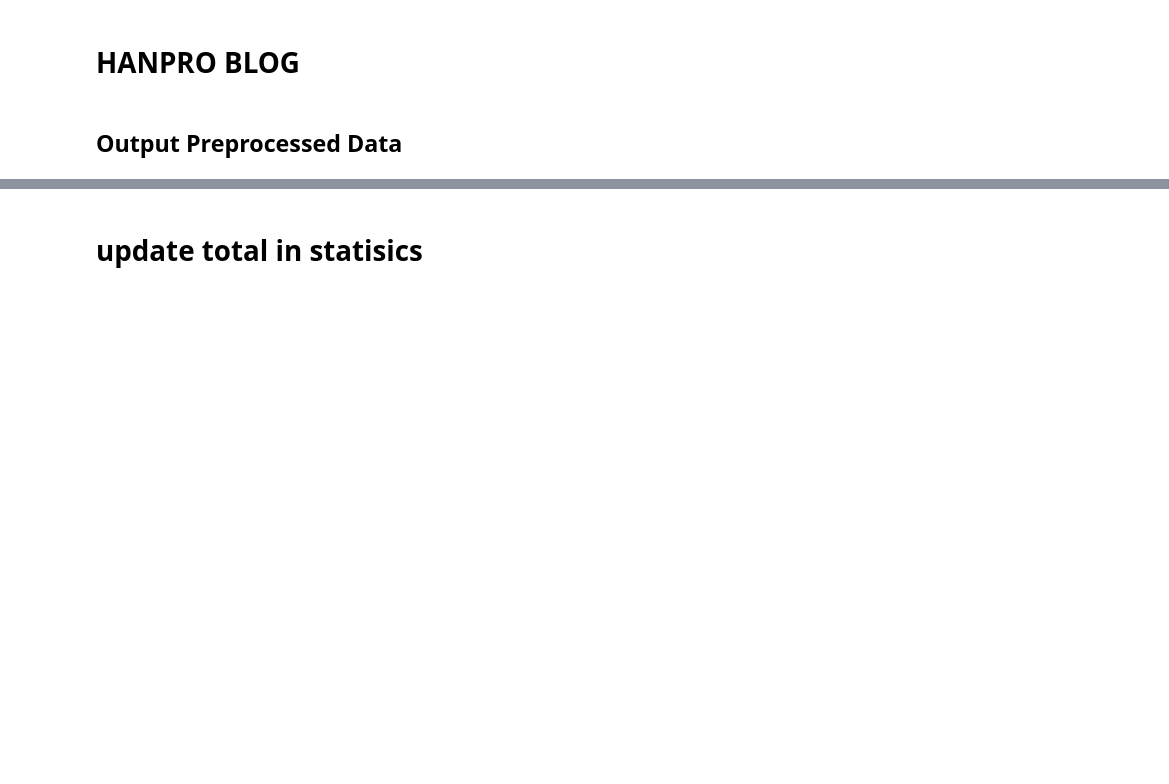
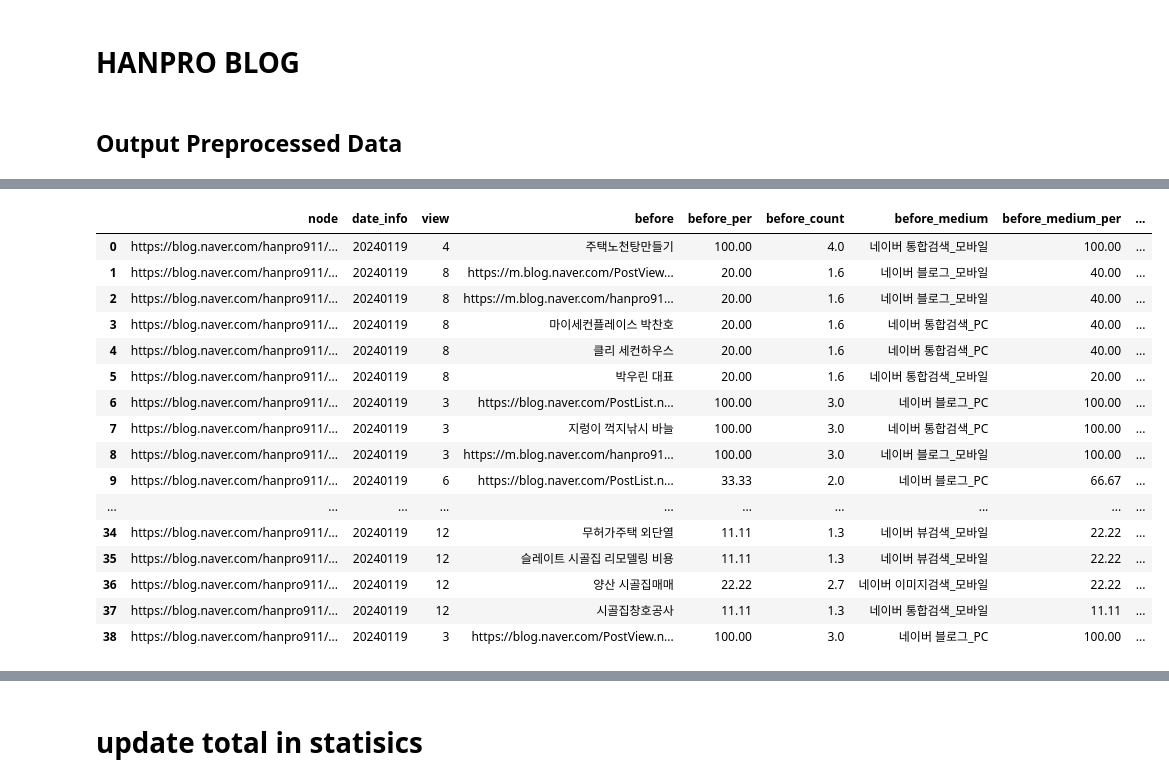
Before and after one commit to kang00111/funnel_test, a Jupyter notebook: Crawler for BlogStatistics_3.ipynb, the cells around one changed output, grey strips where cells are left out. Drawn from its saved outputs; the diff is of its cells as text; code cells hidden in the pictures; blank space fills up the shorter version.

```diff
--- a/Crawler for BlogStatistics_3.ipynb
+++ b/Crawler for BlogStatistics_3.ipynb
@@ -45,7 +45,7 @@ def calculate_difference_and_weekday(current_year, current_month, current_day, i
 ## Rawdata 생성할 날짜
 # %%
 # 입력 날짜 (8자리 숫자)
-input_date = 20240202
+input_date = 20240119
 
 # 현재 날짜 가져오기
 current_date = datetime.now()
@@ -97,0 +102,31 @@ The 'preprocessed' folder already exists at: c:\Users\ch.kang\Documents\GitHub\f
+# %%
+### 현재 작업 디렉토리를 가져오기
+current_directory = os.getcwd()
+
+### downloads 상대경로를 절대경로로 변환
+relative_path_downloads = r'..\\..\\..\\..\\Downloads'
+download_path = os.path.join(current_directory, relative_path_downloads)
+
+### "preprocessed" 상대경로를 절대경로로 변환
+preprocessed_path = os.path.join(download_path, 'preprocessed')
+
+### Check if the "preprocessed" folder exists
+if os.path.exists(preprocessed_path):
+    print(f"The 'preprocessed' folder already exists at: {preprocessed_path}")
+else:
+    # "preprocessed" 폴더 생성
+    os.makedirs(preprocessed_path)
+
+
+### ContentsList 상대경로를 절대경로로 변환
+relative_path_contentslist = r'..\\..\\..\\..\\OneDrive - 클리 주식회사\문서 - 클리주식회사\003_Project-3\07_콘텐츠성과측정\ContentsList.xlsx'
+contentslist_path = os.path.join(current_directory, relative_path_contentslist)
+
+### DailyRawdata
+path_dailyrawdata = r'..\\..\\..\\..\\OneDrive - 클리 주식회사\문서 - 클리주식회사\003_Project-3\07_콘텐츠성과측정\DailyRawdata'
+file_name = f'blog_{input_date}.xlsx'
+rawdata_file_name = os.path.abspath(os.path.join(current_directory, path_dailyrawdata, file_name))
+
+### 07_콘텐츠성과측정 상대경로를 절대경로로 변환
+relative_path_upper_path = r'..\\..\\..\\..\\OneDrive - 클리 주식회사\문서 - 클리주식회사\003_Project-3\07_콘텐츠성과측정'
+upper_path = os.path.join(current_directory, relative_path_upper_path)
@@ -476,2 +541,22 @@ df_han = combined_df_han[['node', 'date_info', 'view', 'before', 'before_per', '
+# %%
+df_han
+# %% [output]
+|  | node | date_info | view | before | before_per | before_count | before_medium | before_medium_per | ... |
+| 0 | https://blog.naver.com/hanpro911/... | 20240119 | 4 | 주택노천탕만들기 | 100.00 | 4.0 | 네이버 통합검색_모바일 | 100.00 | ... |
+| 1 | https://blog.naver.com/hanpro911/... | 20240119 | 8 | https://m.blog.naver.com/PostView... | 20.00 | 1.6 | 네이버 블로그_모바일 | 40.00 | ... |
+| 2 | https://blog.naver.com/hanpro911/... | 20240119 | 8 | https://m.blog.naver.com/hanpro91... | 20.00 | 1.6 | 네이버 블로그_모바일 | 40.00 | ... |
+| 3 | https://blog.naver.com/hanpro911/... | 20240119 | 8 | 마이세컨플레이스 박찬호 | 20.00 | 1.6 | 네이버 통합검색_PC | 40.00 | ... |
+| 4 | https://blog.naver.com/hanpro911/... | 20240119 | 8 | 클리 세컨하우스 | 20.00 | 1.6 | 네이버 통합검색_PC | 40.00 | ... |
+| 5 | https://blog.naver.com/hanpro911/... | 20240119 | 8 | 박우린 대표 | 20.00 | 1.6 | 네이버 통합검색_모바일 | 20.00 | ... |
+| 6 | https://blog.naver.com/hanpro911/... | 20240119 | 3 | https://blog.naver.com/PostList.n... | 100.00 | 3.0 | 네이버 블로그_PC | 100.00 | ... |
+| 7 | https://blog.naver.com/hanpro911/... | 20240119 | 3 | 지렁이 꺽지낚시 바늘 | 100.00 | 3.0 | 네이버 통합검색_PC | 100.00 | ... |
+| 8 | https://blog.naver.com/hanpro911/... | 20240119 | 3 | https://m.blog.naver.com/hanpro91... | 100.00 | 3.0 | 네이버 블로그_모바일 | 100.00 | ... |
+| 9 | https://blog.naver.com/hanpro911/... | 20240119 | 6 | https://blog.naver.com/PostList.n... | 33.33 | 2.0 | 네이버 블로그_PC | 66.67 | ... |
+| ... | ... | ... | ... | ... | ... | ... | ... | ... | ... |
+| 34 | https://blog.naver.com/hanpro911/... | 20240119 | 12 | 무허가주택 외단열 | 11.11 | 1.3 | 네이버 뷰검색_모바일 | 22.22 | ... |
+| 35 | https://blog.naver.com/hanpro911/... | 20240119 | 12 | 슬레이트 시골집 리모델링 비용 | 11.11 | 1.3 | 네이버 뷰검색_모바일 | 22.22 | ... |
+| 36 | https://blog.naver.com/hanpro911/... | 20240119 | 12 | 양산 시골집매매 | 22.22 | 2.7 | 네이버 이미지검색_모바일 | 22.22 | ... |
+| 37 | https://blog.naver.com/hanpro911/... | 20240119 | 12 | 시골집창호공사 | 11.11 | 1.3 | 네이버 통합검색_모바일 | 11.11 | ... |
+| 38 | https://blog.naver.com/hanpro911/... | 20240119 | 3 | https://blog.naver.com/PostView.n... | 100.00 | 3.0 | 네이버 블로그_PC | 100.00 | ... |
 # %%
 df_result = pd.concat([df_msp, df_han])
```
Also changed, not shown: parts of 12 cells of this notebook.
